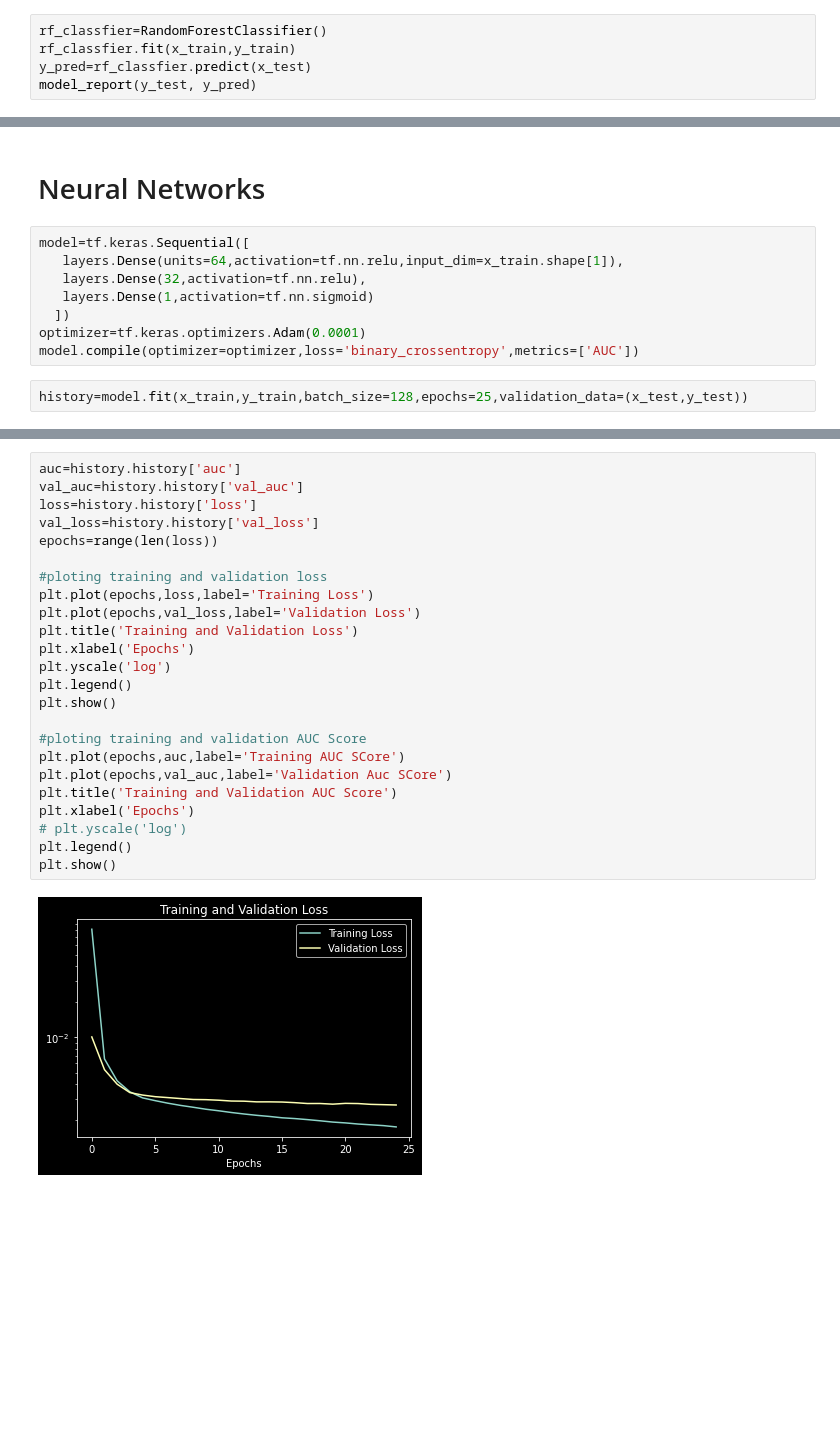
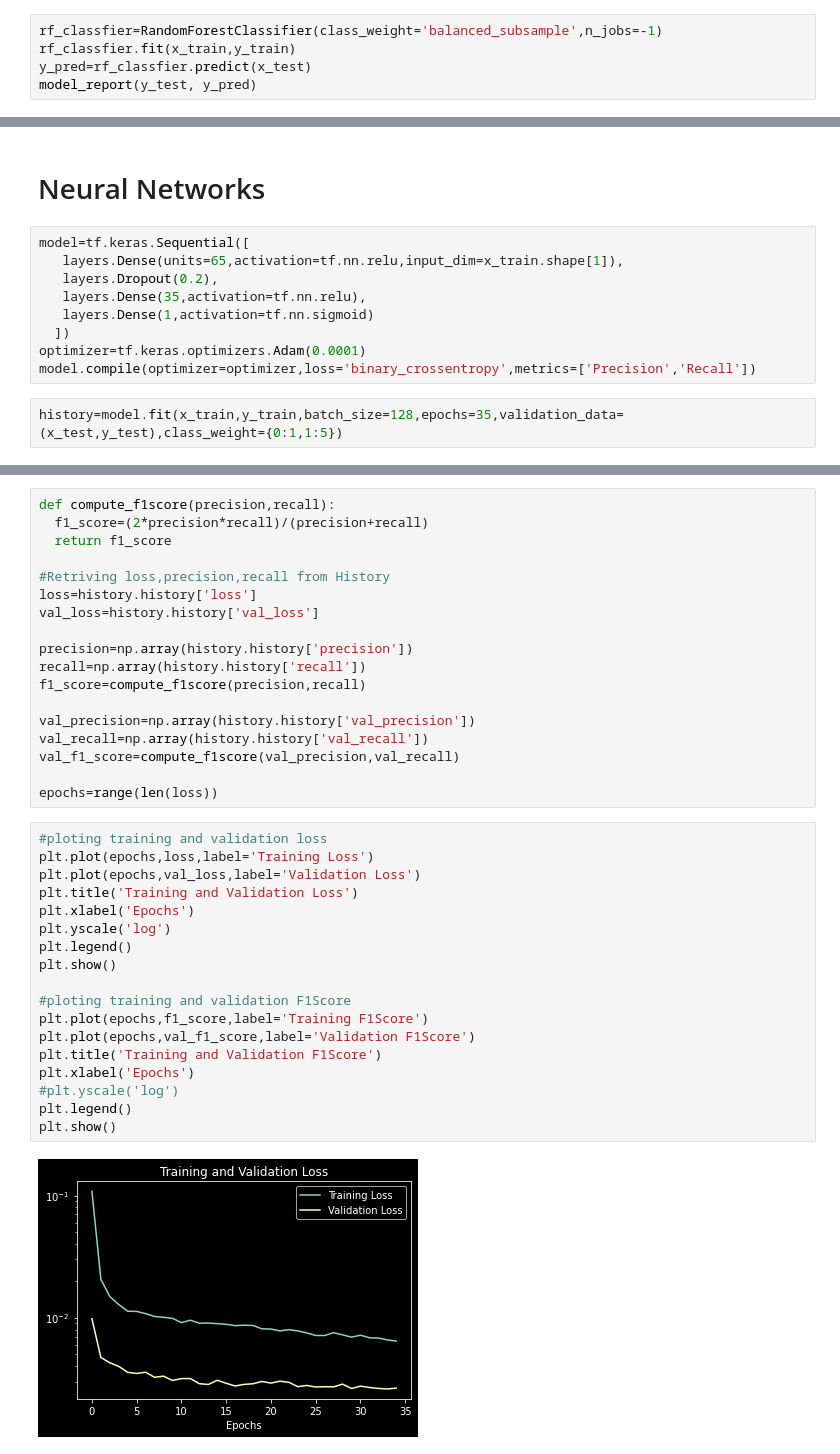
Before and after one commit to Suneel5/Credit-Card-Fraud-Detection, a Jupyter notebook: Credit_Card_Farud_Detection.ipynb, the cells around one changed output, grey strips where cells are left out. Drawn from its saved outputs; the diff is of its cells as text; blank space fills up the shorter version.

```diff
--- a/Credit_Card_Farud_Detection.ipynb
+++ b/Credit_Card_Farud_Detection.ipynb
@@ -144,7 +163,7 @@ def cross_validation(estimator,cv=StratifiedKFold(n_splits=10)):
 # %% [markdown]
 **In Orginal Data**
 # %%
-rf_classfier=RandomForestClassifier()
+rf_classfier=RandomForestClassifier(class_weight='balanced_subsample',n_jobs=-1)
 rf_classfier.fit(x_train,y_train)
 y_pred=rf_classfier.predict(x_test)
 model_report(y_test, y_pred)
@@ -313,12 +298,13 @@ weighted avg       1.00      0.99      1.00     56962
 <h1>Neural Networks</h1>
 # %%
 model=tf.keras.Sequential([
-   layers.Dense(units=64,activation=tf.nn.relu,input_dim=x_train.shape[1]),
-   layers.Dense(32,activation=tf.nn.relu),
+   layers.Dense(units=65,activation=tf.nn.relu,input_dim=x_train.shape[1]),
+   layers.Dropout(0.2),
+   layers.Dense(35,activation=tf.nn.relu),
    layers.Dense(1,activation=tf.nn.sigmoid)
   ])
 optimizer=tf.keras.optimizers.Adam(0.0001)
-model.compile(optimizer=optimizer,loss='binary_crossentropy',metrics=['AUC'])
+model.compile(optimizer=optimizer,loss='binary_crossentropy',metrics=['Precision','Recall'])
 # %%
-history=model.fit(x_train,y_train,batch_size=128,epochs=25,validation_data=(x_test,y_test))
+history=model.fit(x_train,y_train,batch_size=128,epochs=35,validation_data=(x_test,y_test),class_weight={0:1,1:5})
 # %% [output]
@@ -342,26 +330,38 @@ Epoch 25/25
+# %%
+def compute_f1score(precision,recall):
+  f1_score=(2*precision*recall)/(precision+recall)
+  return f1_score
+
+#Retriving loss,precision,recall from History
+loss=history.history['loss']
+val_loss=history.history['val_loss']
+
+precision=np.array(history.history['precision'])
+recall=np.array(history.history['recall'])
+f1_score=compute_f1score(precision,recall)
+
+val_precision=np.array(history.history['val_precision'])
+val_recall=np.array(history.history['val_recall'])
+val_f1_score=compute_f1score(val_precision,val_recall)
+
+epochs=range(len(loss))
 # %%
-auc=history.history['auc']
-val_auc=history.history['val_auc']
-loss=history.history['loss']
-val_loss=history.history['val_loss']
-epochs=range(len(loss))
-
 #ploting training and validation loss
 plt.plot(epochs,loss,label='Training Loss')
 plt.plot(epochs,val_loss,label='Validation Loss')
 plt.title('Training and Validation Loss')
 plt.xlabel('Epochs')
 plt.yscale('log')
 plt.legend()
 plt.show()
 
-#ploting training and validation AUC Score
-plt.plot(epochs,auc,label='Training AUC SCore')
-plt.plot(epochs,val_auc,label='Validation Auc SCore')
-plt.title('Training and Validation AUC Score')
+#ploting training and validation F1Score
+plt.plot(epochs,f1_score,label='Training F1Score')
+plt.plot(epochs,val_f1_score,label='Validation F1Score')
+plt.title('Training and Validation F1Score')
 plt.xlabel('Epochs')
-# plt.yscale('log')
+#plt.yscale('log')
 plt.legend()
 plt.show()
 # %% [output]
-[figure, old version]
+[figure, new version]
```
Also changed, not shown: parts of 44 cells of this notebook.
